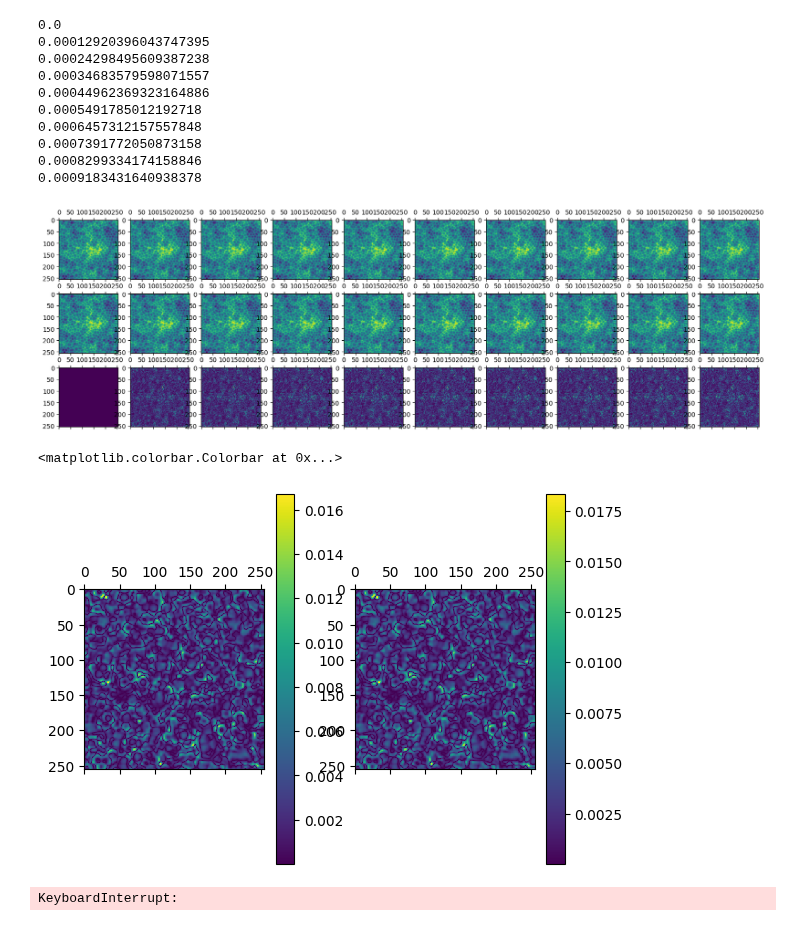
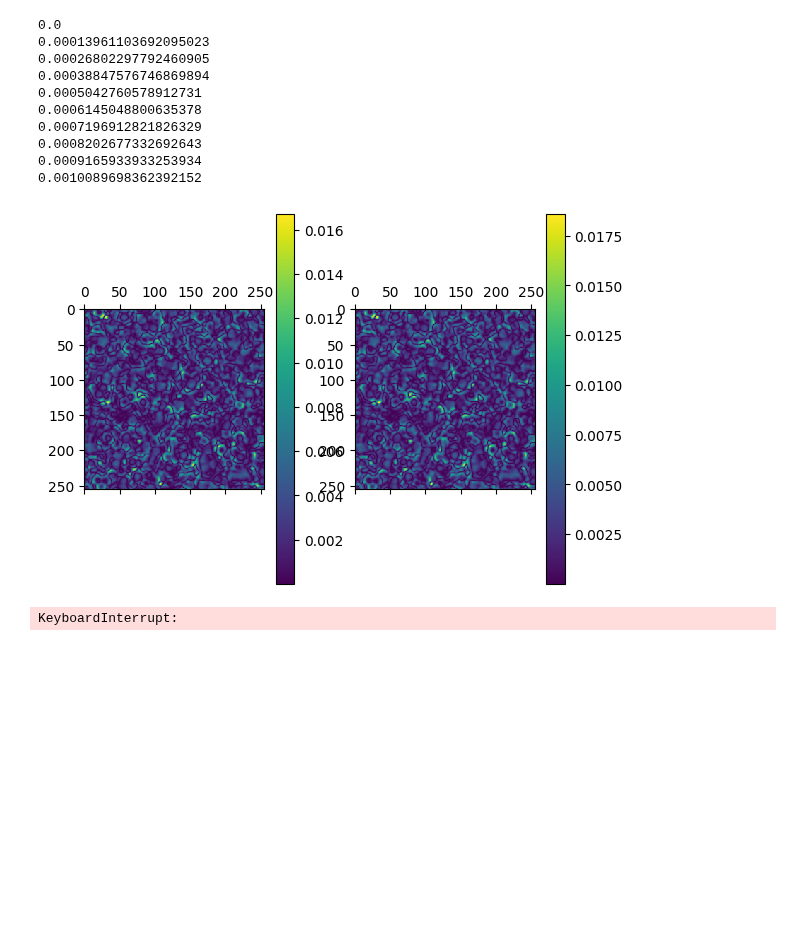
Before and after one commit to graps1/ELM-PDEs, a Jupyter notebook: dimensionless/ks2d_dimensionless.ipynb, the cells around one changed output. Drawn from its saved outputs; the diff is of its cells as text; code cells hidden in the pictures; blank space fills up the shorter version.

```diff
--- a/dimensionless/ks2d_dimensionless.ipynb
+++ b/dimensionless/ks2d_dimensionless.ipynb
@@ -247,33 +242,33 @@ plt.show()
 # %%
 Xs = [ X ]
-n_plots = D.shape[0]
-fig, ax = plt.subplots(3,n_plots,figsize=(20,6))
-for i in range(n_plots):
-    ax[0][i].matshow(Xs[i][0,:,:].cpu(),vmax=1,vmin=0)
-    ax[1][i].matshow(D[i,:,:].cpu(),vmax=1,vmin=0)
+# n_plots = D.shape[0]
+# fig, ax = plt.subplots(3,n_plots,figsize=(20,6))
+for i in range(D.shape[0]):
+    # ax[0][i].matshow(Xs[i][0,:,:].cpu(),vmax=1,vmin=0)
+    # ax[1][i].matshow(D[i,:,:].cpu(),vmax=1,vmin=0)
     err = (D[i,:,:] - Xs[i][0,:,:]).abs().cpu()
-    ax[2][i].matshow(err)
+    # ax[2][i].matshow(err)
     print(err.max().item())
     Xs.append(Xs[i] + model(Xs[i] - Xs[i].mean(dim=[1,2])))
-plt.show()
+    # Xs.append(Xs[i] + model(Xs[i]))
+# plt.show()
 
 fig, ax = plt.subplots(1,2)
 plt.colorbar(ax[0].matshow( (D[0,...]-D[-1,...]).abs().cpu() ))
 plt.colorbar(ax[1].matshow( (Xs[0][0,...]-Xs[-1][0,...]).abs().cpu() ))
+plt.show()
 # %% [output]
 0.0
-0.00012920396043747395
-0.00024298495609387238
-0.00034683579598071557
-0.00044962369323164886
-0.0005491785012192718
-0.0006457312157557848
-0.0007391772050873158
-0.0008299334174158846
-0.0009183431640938378
+0.00013961103692095023
+0.00026802297792460905
+0.00038847576746869894
+0.0005042760578912731
+0.0006145048800635378
+0.0007196912821826329
+0.0008202677332692643
+0.0009165933933253934
+0.0010089698362392152
-[figure, old version]
+[figure, new version]
-<matplotlib.colorbar.Colorbar at 0x...>
-[figure, removed]
 # %%
 # enjoy a nice animation
 import itertools
```
Also changed, not shown: parts of 8 cells of this notebook, 7 other files.
